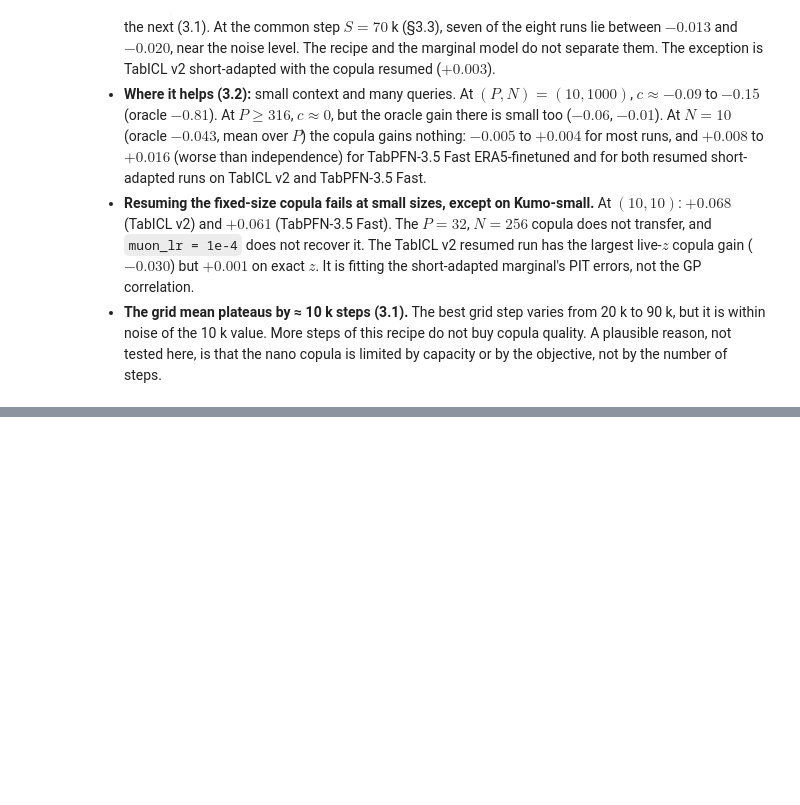
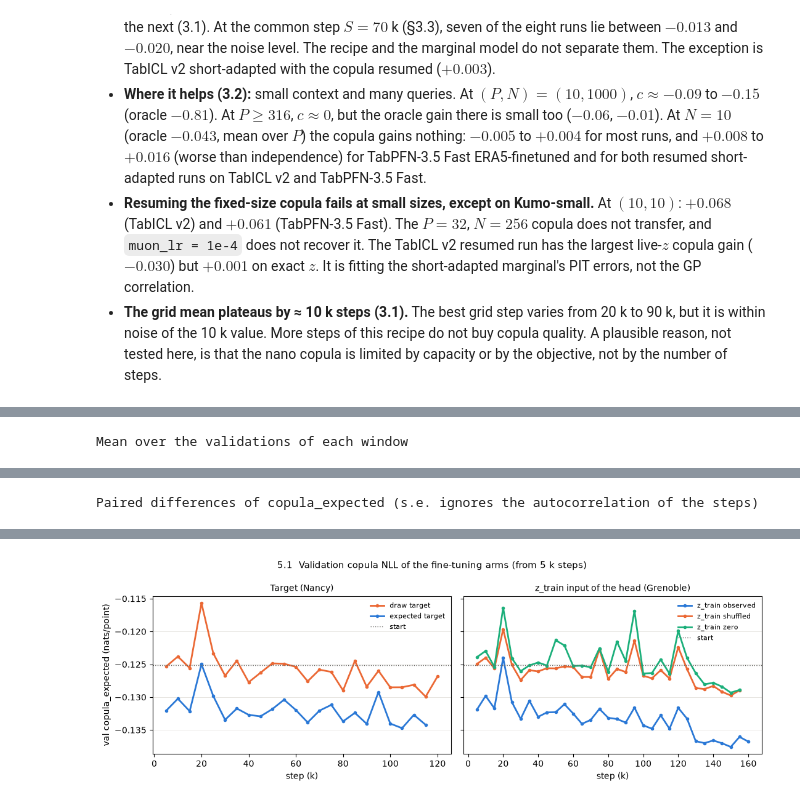
Before and after one commit to Tristan22400/Copula-inter-instance, a Jupyter notebook: notebooks/experiments.ipynb, the cells around one changed output, grey strips where cells are left out. Saved outputs shown, nothing was run; the diff lists cells and outputs as text; code cells hidden in the pictures; blank space fills up the shorter version.

```diff
--- a/notebooks/experiments.ipynb
+++ b/notebooks/experiments.ipynb
@@ -1405,0 +1629,76 @@ pretrained (`PRE`).
+# %%
+# Validation copula NLL of the amortized-reference arms (nats/point, 0 = independence; lower is better).
+# copula_draw: l(R, z z^T) on one draw; copula_expected: l(R, M_hat), M_hat from 32 draws of z given (y_C, theta).
+# All arms share the seed, the data order and the schedule, so their validation noise is shared: compare them paired.
+AR_RUNS = {
+    "draw target": "pstg268l",  # Nancy A40, stopped by the 10 h walltime
+    "expected target": "ydbee66n",
+    "expected, x_kernel head": "9al4gwop",
+    "z_train observed": "m6w8rfg0",  # Grenoble A5000, 36 h walltime
+    "z_train shuffled": "y5f82a3g",
+    "z_train zero": "0kjg1wyr",
+}
+AR_KEYS = ["val/copula_draw", "val/copula_expected"]
+AR = {k: history(rid, AR_KEYS).dropna().groupby("step").last() for k, rid in AR_RUNS.items()}
+AR_WINDOWS = {"start": (0, 0), "100–115 k": (100_000, 115_000), "140–155 k": (140_000, 155_000)}
+rows = {}
+for name, h in AR.items():
+    r: dict[str, float] = {"last step (k)": h.index.max() / 1000}
+    for w, (a, b) in AR_WINDOWS.items():
+        sel = h.loc[a:b]
+        if len(sel) == (b - a) // 5000 + 1:  # every validation of the window logged
+            r[f"cop_exp {w}"] = sel["val/copula_expected"].mean()
+            r[f"cop_draw {w}"] = sel["val/copula_draw"].mean()
+    rows[name] = r
+AR_TABLE = pd.DataFrame(rows).T
+display(
+    AR_TABLE.style.format("{:+.4f}", na_rep="–")
+    .format("{:.0f}", subset=["last step (k)"])
+    .set_caption("Mean over the validations of each window")
+)
+
+
+def paired(a: str, b: str, lo: int, hi: int, key: str = "val/copula_expected") -> dict:
+    """a - b at the same validation steps in [lo, hi]: mean, s.e. over steps, share of steps where a is better."""
+    d = (AR[a][key] - AR[b][key]).loc[lo:hi].dropna()
+    return {"a - b": d.mean(), "s.e.": d.std() / np.sqrt(len(d)), "a better (share)": (d < 0).mean(), "steps": len(d)}
+
+
+AR_PAIRS = [
+    ("expected target", "draw target", 5_000, 115_000),
+    ("expected, x_kernel head", "expected target", 5_000, 115_000),
+    ("z_train observed", "expected target", 5_000, 115_000),  # replication: same recipe, other site
+    ("z_train observed", "z_train shuffled", 5_000, 155_000),
+    ("z_train observed", "z_train zero", 5_000, 155_000),
+    ("z_train shuffled", "z_train zero", 5_000, 155_000),
+]
+display(
+    pd.DataFrame({f"{a} − {b} ({lo // 1000}–{hi // 1000} k)": paired(a, b, lo, hi) for a, b, lo, hi in AR_PAIRS})
+    .T.style.format({"a - b": "{:+.4f}", "s.e.": "{:.4f}", "a better (share)": "{:.0%}", "steps": "{:.0f}"})
+    .set_caption("Paired differences of copula_expected (s.e. ignores the autocorrelation of the steps)")
+)
+
+# Two panels, three series at most each; the x_kernel arm (-0.33) is off this scale and stays in the tables.
+AR_PANELS = {
+    "Target (Nancy)": {"draw target": COLORS["TabPFN"], "expected target": COLORS["TabICL"]},
+    "z_train input of the head (Grenoble)": {
+        "z_train observed": COLORS["TabICL"],
+        "z_train shuffled": COLORS["TabPFN"],
+        "z_train zero": COLORS["Kumo"],
+    },
+}
+fig, axes = plt.subplots(1, 2, figsize=(11, 3.8), sharey=True)
+for ax, (title, series) in zip(axes, AR_PANELS.items()):
+    for name, color in series.items():
+        h = AR[name].loc[5_000:]
+        ax.plot(h.index / 1000, h["val/copula_expected"], "-o", ms=3, lw=2, color=color, label=name)
+    ax.axhline(AR["expected target"].loc[0, "val/copula_expected"], color="#6b6a66", lw=1, ls=":", label="start")
+    ax.grid(axis="y", color="#e4e2dd", lw=0.6)
+    ax.set_xlabel("step (k)")
+    ax.set_title(title, fontsize=10)
+    ax.legend(fontsize=8, frameon=False, loc="upper right")
+axes[0].set_ylabel("val copula_expected (nats/point)")
+fig.suptitle("5.1  Validation copula NLL of the fine-tuning arms (from 5 k steps)", fontsize=11)
+fig.tight_layout()
+# %% [output]
+Mean over the validations of each window
@@ -1405,0 +1712 @@ pretrained (`PRE`).
+Paired differences of copula_expected (s.e. ignores the autocorrelation of the steps)
@@ -1405,0 +1720 @@ pretrained (`PRE`).
+[figure, added]
```
Also changed, not shown: parts of 10 cells of this notebook.
